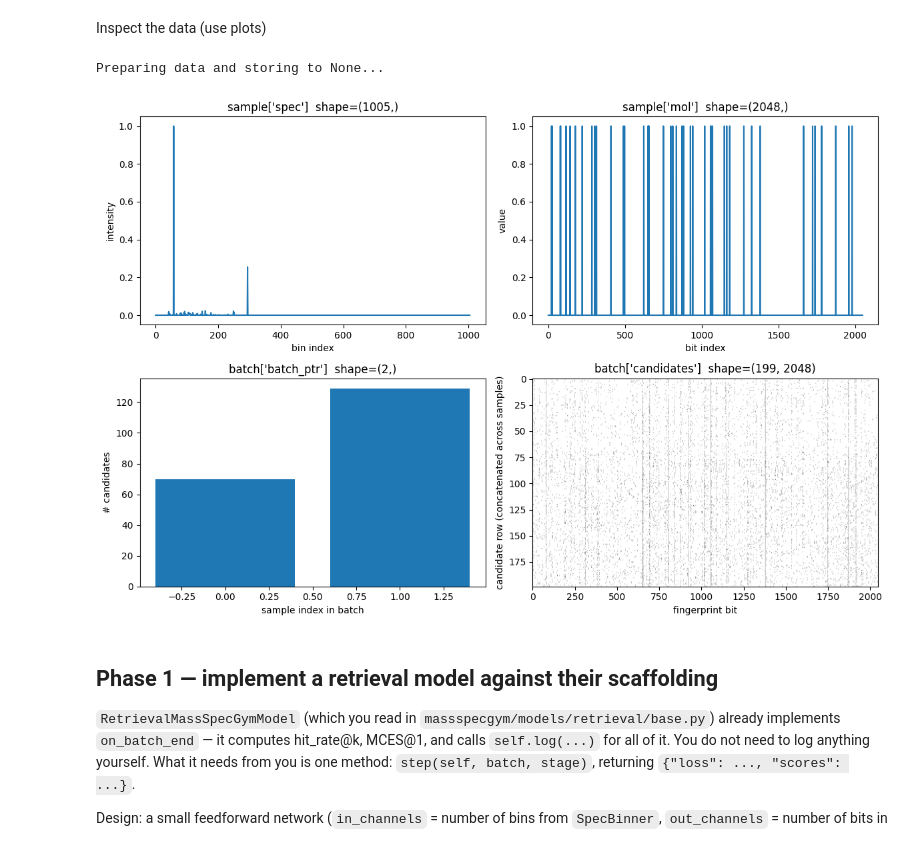
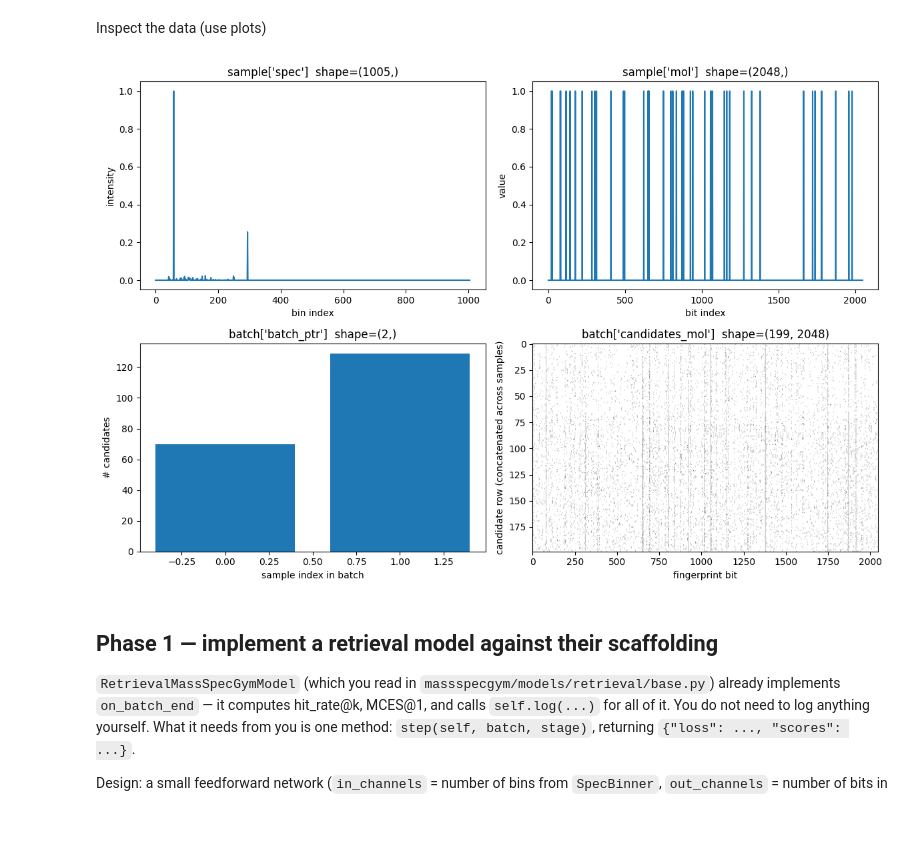
Before and after one commit to ezrast95/metabolomics-ml-curriculum, a Jupyter notebook: section02_lightning_massspecgym/section02_lightning_massspecgym.ipynb, the cells around one changed output. Drawn from its saved outputs; the diff is of its cells as text; code cells hidden in the pictures.

```diff
--- a/section02_lightning_massspecgym/section02_lightning_massspecgym.ipynb
+++ b/section02_lightning_massspecgym/section02_lightning_massspecgym.ipynb
@@ -43,12 +43,11 @@ candidates get scored in).
 Look up the constructor signatures for `RetrievalDataset` and `MassSpecDataModule` (both importable
 directly; check their docstrings/type hints) rather than guessing the argument names.
 # %%
-
 dataset = RetrievalDataset(
     spec_transform = SpecBinner(),
     mol_transform = MolFingerprinter(),
     pth = DEBUG_MGF,
-    candidates_pth = DEBUG_CANDIDATES
+    candidates_pth = str(DEBUG_CANDIDATES)
     )
 
 data_module = MassSpecDataModule(
@@ -61,36 +60,37 @@ Inspect the data (use plots)
 # %%
 sample = dataset[0]
 data_module.prepare_data()
 data_module.setup()
 batch = next(iter(data_module.train_dataloader()))
 fig, axes = plt.subplots(2, 2, figsize=(12, 8))
 
 axes[0, 0].plot(sample["spec"].numpy())
 axes[0, 0].set_title(f"sample['spec']  shape={tuple(sample['spec'].shape)}")
 axes[0, 0].set_xlabel("bin index")
 axes[0, 0].set_ylabel("intensity")
 
 axes[0, 1].plot(sample["mol"].numpy())
 axes[0, 1].set_title(f"sample['mol']  shape={tuple(sample['mol'].shape)}")
 axes[0, 1].set_xlabel("bit index")
 axes[0, 1].set_ylabel("value")
 
 counts = batch["batch_ptr"].numpy()
 axes[1, 0].bar(range(len(counts)), counts)
 axes[1, 0].set_title(f"batch['batch_ptr']  shape={tuple(batch['batch_ptr'].shape)}")
 axes[1, 0].set_xlabel("sample index in batch")
 axes[1, 0].set_ylabel("# candidates")
 
-axes[1, 1].imshow(batch["candidates"].numpy(), aspect="auto", cmap="Greys")
-axes[1, 1].set_title(f"batch['candidates']  shape={tuple(batch['candidates'].shape)}")
+# NOTE: MassSpecGym v1.5 renamed this batch key from "candidates" to "candidates_mol"
+# (RetrievalDataset.__getitem__ now namespaces candidate tensors by mol_transform key).
+axes[1, 1].imshow(batch["candidates_mol"].numpy(), aspect="auto", cmap="Greys")
+axes[1, 1].set_title(f"batch['candidates_mol']  shape={tuple(batch['candidates_mol'].shape)}")
 axes[1, 1].set_xlabel("fingerprint bit")
 axes[1, 1].set_ylabel("candidate row (concatenated across samples)")
 
 plt.tight_layout()
 plt.show()
 # %% [output]
-Preparing data and storing to None...
-[figure, old version]
+[figure, new version]
 # %% [markdown]
 ## Phase 1 — implement a retrieval model against their scaffolding
 
```
Also changed, not shown: parts of 2 cells of this notebook, 1 other file.
